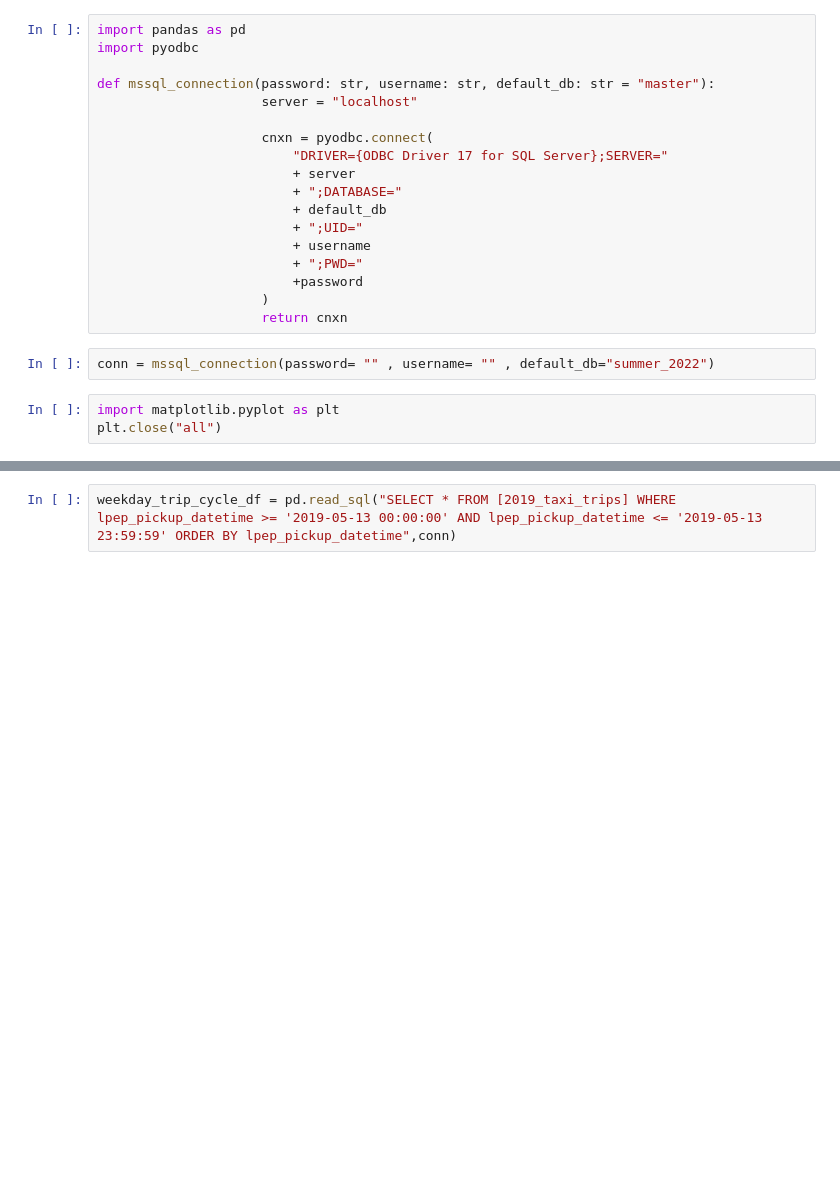
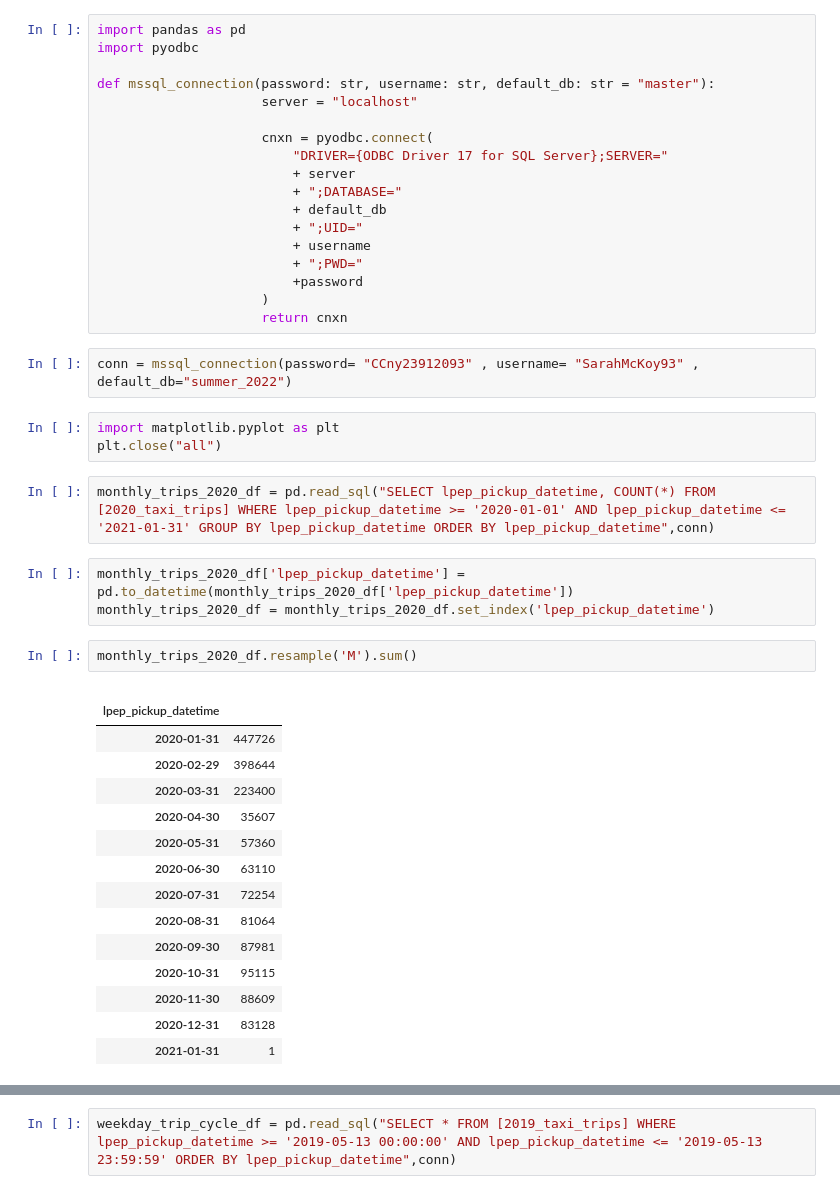
Before and after one commit to CCNY-Analytics-and-Quant/Team-Killer-Bass, a Jupyter notebook: taxi_company_final_project.ipynb, the cells around one changed output, grey strips where cells are left out. Cells and saved outputs as stored; diff of their text form; blank space fills up the shorter version.

```diff
--- a/taxi_company_final_project.ipynb
+++ b/taxi_company_final_project.ipynb
@@ -19,7 +19,30 @@ def mssql_connection(password: str, username: str, default_db: str = "master"):
                      )
                      return cnxn
 # %%
-conn = mssql_connection(password= "" , username= "" , default_db="summer_2022")
+conn = mssql_connection(password= "CCny23912093" , username= "SarahMcKoy93" , default_db="summer_2022")
 # %%
 import matplotlib.pyplot as plt
 plt.close("all")
+# %%
+monthly_trips_2020_df = pd.read_sql("SELECT lpep_pickup_datetime, COUNT(*) FROM [2020_taxi_trips] WHERE lpep_pickup_datetime >= '2020-01-01' AND lpep_pickup_datetime <= '2021-01-31' GROUP BY lpep_pickup_datetime ORDER BY lpep_pickup_datetime",conn)
+# %%
+monthly_trips_2020_df['lpep_pickup_datetime'] = pd.to_datetime(monthly_trips_2020_df['lpep_pickup_datetime'])
+monthly_trips_2020_df = monthly_trips_2020_df.set_index('lpep_pickup_datetime')
+# %%
+monthly_trips_2020_df.resample('M').sum()
+# %% [output]
+|  |  |
+| lpep_pickup_datetime |  |
+| 2020-01-31 | 447726 |
+| 2020-02-29 | 398644 |
+| 2020-03-31 | 223400 |
+| 2020-04-30 | 35607 |
+| 2020-05-31 | 57360 |
+| 2020-06-30 | 63110 |
+| 2020-07-31 | 72254 |
+| 2020-08-31 | 81064 |
+| 2020-09-30 | 87981 |
+| 2020-10-31 | 95115 |
+| 2020-11-30 | 88609 |
+| 2020-12-31 | 83128 |
+| 2021-01-31 | 1 |
```
Also changed, not shown: parts of 68 cells of this notebook.
